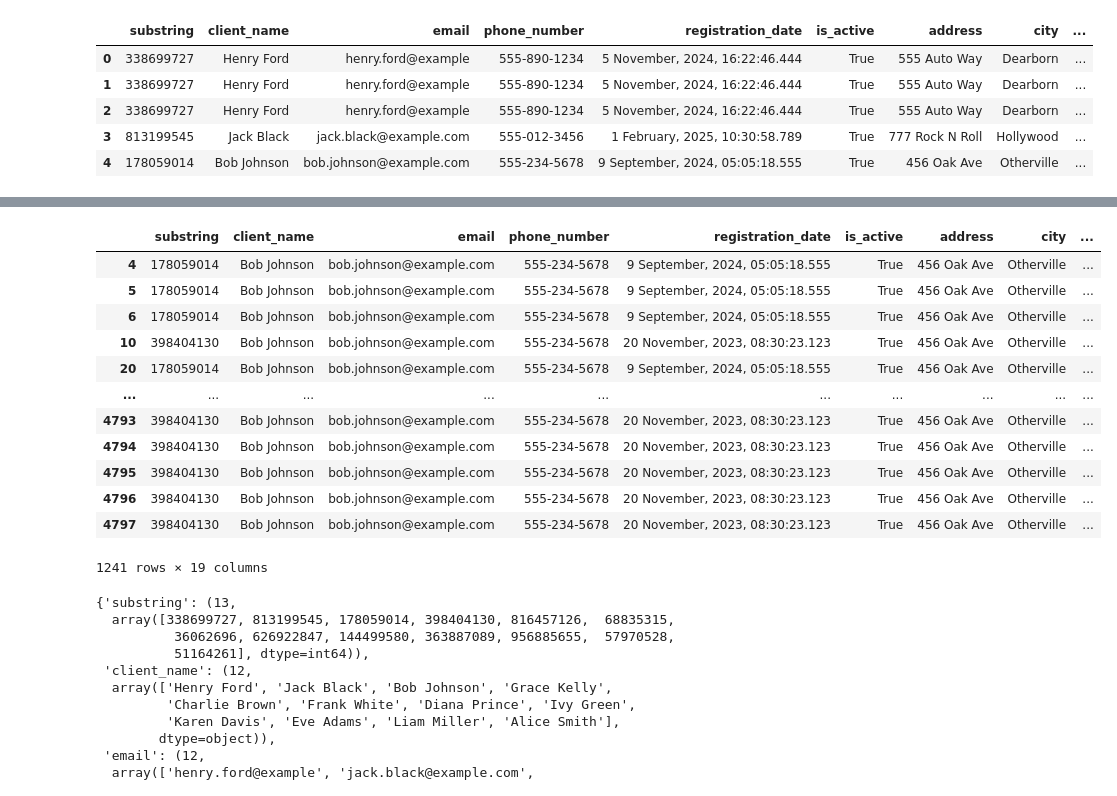
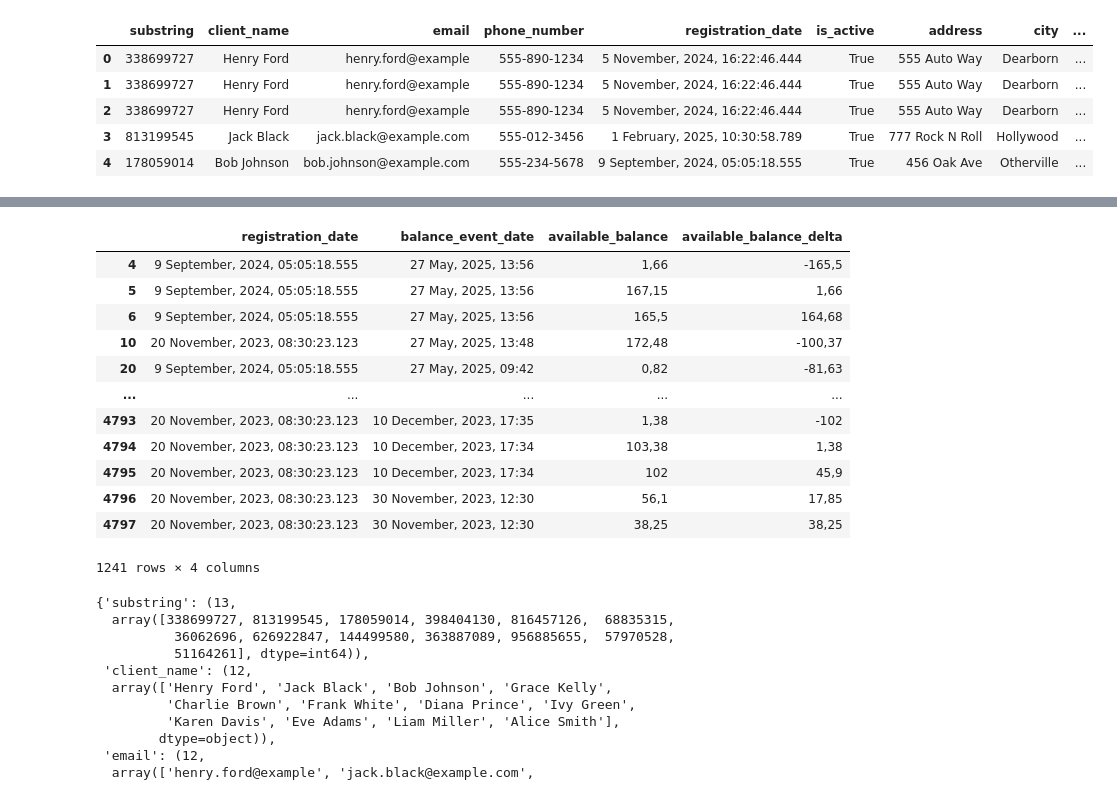
Before and after one commit to tanagnostis/ep_ae_assignment, a Jupyter notebook: code/dataset_exploration.ipynb, the cells around one changed output, grey strips where cells are left out. Saved outputs shown, nothing was run; the diff lists cells and outputs as text; code cells hidden in the pictures.

```diff
--- a/code/dataset_exploration.ipynb
+++ b/code/dataset_exploration.ipynb
@@ -43,19 +59,19 @@ data.head()
 # %%
-data[data['client_name']=='Bob Johnson']
+data[data['client_name']=='Bob Johnson'][['registration_date', 'balance_event_date', 'available_balance', 'available_balance_delta']]
 # %% [output]
-|  | substring | client_name | email | phone_number | registration_date | is_active | address | city | ... |
-| 4 | 178059014 | Bob Johnson | bob.johnson@example.com | 555-234-5678 | 9 September, 2024, 05:05:18.555 | True | 456 Oak Ave | Otherville | ... |
-| 5 | 178059014 | Bob Johnson | bob.johnson@example.com | 555-234-5678 | 9 September, 2024, 05:05:18.555 | True | 456 Oak Ave | Otherville | ... |
-| 6 | 178059014 | Bob Johnson | bob.johnson@example.com | 555-234-5678 | 9 September, 2024, 05:05:18.555 | True | 456 Oak Ave | Otherville | ... |
-| 10 | 398404130 | Bob Johnson | bob.johnson@example.com | 555-234-5678 | 20 November, 2023, 08:30:23.123 | True | 456 Oak Ave | Otherville | ... |
-| 20 | 178059014 | Bob Johnson | bob.johnson@example.com | 555-234-5678 | 9 September, 2024, 05:05:18.555 | True | 456 Oak Ave | Otherville | ... |
-| ... | ... | ... | ... | ... | ... | ... | ... | ... | ... |
-| 4793 | 398404130 | Bob Johnson | bob.johnson@example.com | 555-234-5678 | 20 November, 2023, 08:30:23.123 | True | 456 Oak Ave | Otherville | ... |
-| 4794 | 398404130 | Bob Johnson | bob.johnson@example.com | 555-234-5678 | 20 November, 2023, 08:30:23.123 | True | 456 Oak Ave | Otherville | ... |
-| 4795 | 398404130 | Bob Johnson | bob.johnson@example.com | 555-234-5678 | 20 November, 2023, 08:30:23.123 | True | 456 Oak Ave | Otherville | ... |
-| 4796 | 398404130 | Bob Johnson | bob.johnson@example.com | 555-234-5678 | 20 November, 2023, 08:30:23.123 | True | 456 Oak Ave | Otherville | ... |
-| 4797 | 398404130 | Bob Johnson | bob.johnson@example.com | 555-234-5678 | 20 November, 2023, 08:30:23.123 | True | 456 Oak Ave | Otherville | ... |
+|  | registration_date | balance_event_date | available_balance | available_balance_delta |
+| 4 | 9 September, 2024, 05:05:18.555 | 27 May, 2025, 13:56 | 1,66 | -165,5 |
+| 5 | 9 September, 2024, 05:05:18.555 | 27 May, 2025, 13:56 | 167,15 | 1,66 |
+| 6 | 9 September, 2024, 05:05:18.555 | 27 May, 2025, 13:56 | 165,5 | 164,68 |
+| 10 | 20 November, 2023, 08:30:23.123 | 27 May, 2025, 13:48 | 172,48 | -100,37 |
+| 20 | 9 September, 2024, 05:05:18.555 | 27 May, 2025, 09:42 | 0,82 | -81,63 |
+| ... | ... | ... | ... | ... |
+| 4793 | 20 November, 2023, 08:30:23.123 | 10 December, 2023, 17:35 | 1,38 | -102 |
+| 4794 | 20 November, 2023, 08:30:23.123 | 10 December, 2023, 17:34 | 103,38 | 1,38 |
+| 4795 | 20 November, 2023, 08:30:23.123 | 10 December, 2023, 17:34 | 102 | 45,9 |
+| 4796 | 20 November, 2023, 08:30:23.123 | 30 November, 2023, 12:30 | 56,1 | 17,85 |
+| 4797 | 20 November, 2023, 08:30:23.123 | 30 November, 2023, 12:30 | 38,25 | 38,25 |
-1241 rows × 19 columns
+1241 rows × 4 columns
 # %%
 unique_column_values = {column: (data[column].nunique(), data[column].unique()) for column in data.columns}
 # %%
```
Also changed, not shown: parts of 48 cells of this notebook.
